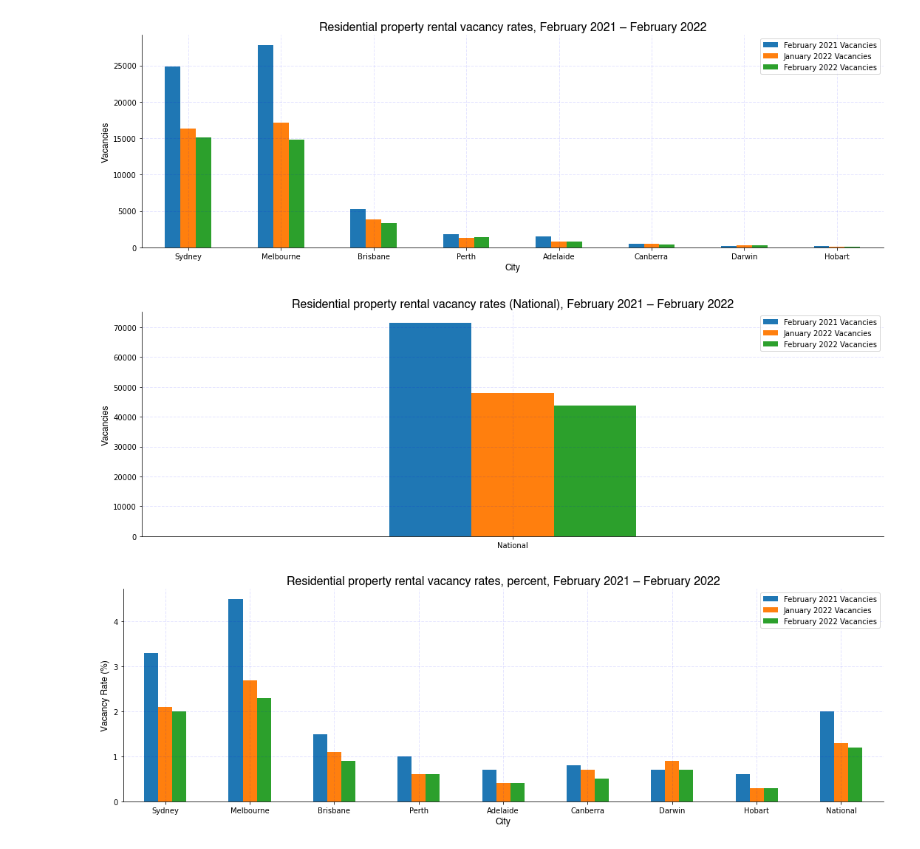
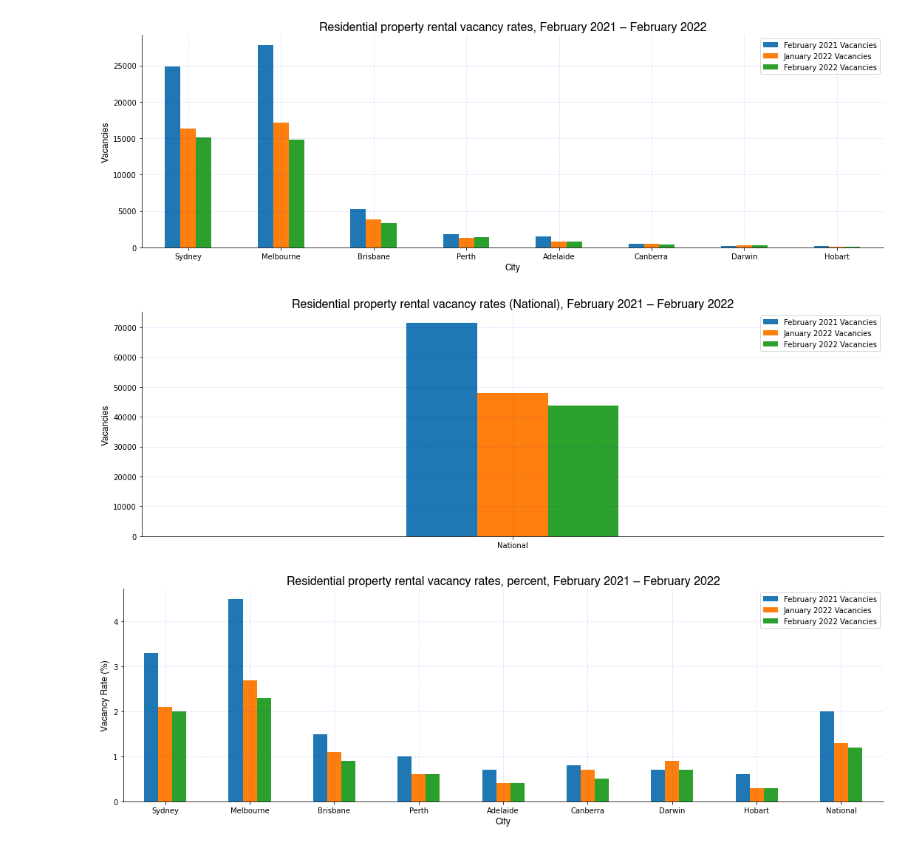
Before and after one commit to mnperic/australian-rental-vacancy-rates, a Jupyter notebook: australian_rental_vacancy.ipynb, the cells around one changed output. Drawn from its saved outputs; the diff is of its cells as text; code cells hidden in the pictures.

```diff
--- a/australian_rental_vacancy.ipynb
+++ b/australian_rental_vacancy.ipynb
@@ -134,35 +134,35 @@ plt.show()
 font_1 = {'family':'helvetica','color':'black','size':16}
 font_2 = {'family':'helvetica','color':'black','size':12}
 
 plotdata_1 = pd.DataFrame({
     "February 2021 Vacancies":[71551],
     "January 2022 Vacancies":[47977],
     "February 2022 Vacancies":[43844]
 
     },
     index=["National"]
 )
 
-plotdata_1.plot(figsize=(15,5), kind="bar", width=0.25, alpha=1, rot=0)
+plotdata_1.plot(figsize=(15,5), kind="bar", width=0.2, alpha=1, rot=0)
 plt.title("Residential property rental vacancy rates (National), February 2021 – February 2022",  fontdict = font_1)
 plt.xlabel("", fontdict = font_2)
 plt.ylabel("Vacancies",  fontdict = font_2)
 
 # Grid
 matplotlib.pyplot.grid(visible=True, which='both', axis='both', color='blue',
                        alpha=0.1, linestyle='--', linewidth=1)
 
 # Aesthetics
 plt.gca().spines['top'].set_visible(False)
 plt.gca().spines['right'].set_visible(False)
 plt.tight_layout()
 
 # Show/save
 plt.savefig("/Users/minoperic/Data Analytics/Data Investigations/australian-rental-vacancy-rates/Images/rental_vacancies_national.png",
             transparent=False, dpi=300)
 plt.show()
 # %% [output]
-[figure, old version]
+[figure, new version]
 # %%
 # Plot 'rental_vacancy_2_df' - Vacancies Rate (state)
 
```
Also changed, not shown: 1 other file.
